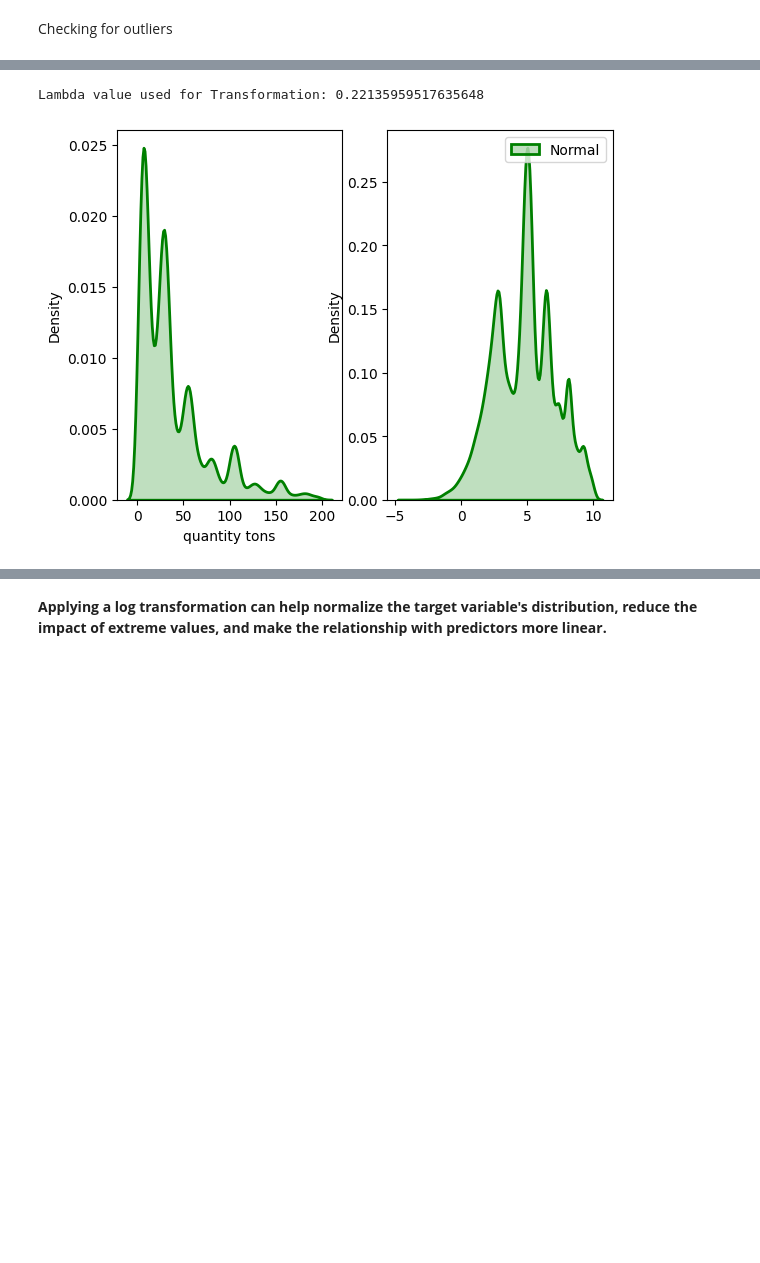
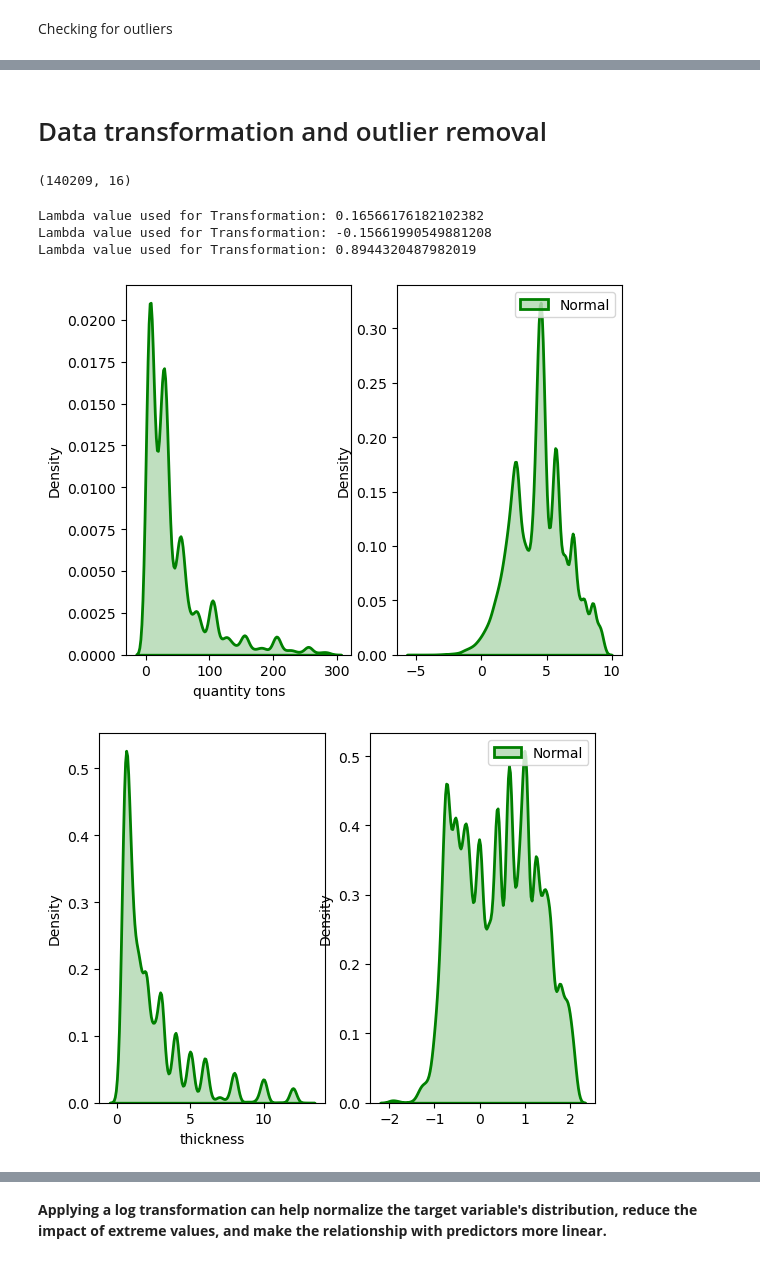
Before and after one commit to ImBharatkumar/Industrial-copper-price-prediction-and-lead-classification, a Jupyter notebook: src/notebook/industrial_cu_model.ipynb, the cells around one changed output, grey strips where cells are left out. Saved outputs shown, nothing was run; the diff lists cells and outputs as text; code cells hidden in the pictures; blank space fills up the shorter version.

```diff
--- a/src/notebook/industrial_cu_model.ipynb
+++ b/src/notebook/industrial_cu_model.ipynb
@@ -333,2 +178,0 @@ final_data=final_data.loc[~(final_data['quantity tons'] <= 0)]
-# %%
-final_data=final_data.loc[~(final_data['quantity tons'] > 200)]
@@ -452,31 +214,58 @@ From above plot we can see that there no much linear relationship between depend
+# %% [markdown]
+# Data transformation and outlier removal
+# %%
+cols=['quantity tons', 'thickness', 'width','selling_price']
+def out_removal(cols):
+    global final_data
+    for col in cols:
+        #IQR
+        Q3=final_data[col].quantile(0.75)
+        Q1=final_data[col].quantile(0.25)
+        IQR=Q3-Q1
+
+        upper_limit=Q3+1.5*IQR
+        lower_limit=Q1-1.5*IQR
+        # Filter out the outliers
+        final_data = final_data.loc[~(final_data[col]>(2*upper_limit)) & (final_data[col]>=0)]
+    return final_data
+
+final_data=out_removal(cols)
+print(final_data.shape)
+# %% [output]
+(140209, 16)
 # %%
-original_data = final_data['quantity tons']
+# Data transformation
+features=['quantity tons', 'thickness', 'width']
+for data in features:
+    original_data = final_data[data]
+    # transform training data & save lambda value
+    fitted_data, fitted_lambda = boxcox(original_data)
 
-# transform training data & save lambda value
-fitted_data, fitted_lambda = boxcox(original_data)
+    # creating axes to draw plots
+    fig, ax = plt.subplots(1, 2)
 
-# creating axes to draw plots
-fig, ax = plt.subplots(1, 2)
+    # plotting the original data(non-normal) and
+    # fitted data (normal)
+    sns.distplot(original_data, hist = False, kde = True,
+                kde_kws = {'shade': True, 'linewidth': 2},
+                label = "Non-Normal", color ="green", ax = ax[0])
 
-# plotting the original data(non-normal) and
-# fitted data (normal)
-sns.distplot(original_data, hist = False, kde = True,
-            kde_kws = {'shade': True, 'linewidth': 2},
-            label = "Non-Normal", color ="green", ax = ax[0])
+    sns.distplot(fitted_data, hist = False, kde = True,
+                kde_kws = {'shade': True, 'linewidth': 2},
+                label = "Normal", color ="green", ax = ax[1])
 
-sns.distplot(fitted_data, hist = False, kde = True,
-            kde_kws = {'shade': True, 'linewidth': 2},
-            label = "Normal", color ="green", ax = ax[1])
+    # adding legends to the subplots
+    plt.legend(loc = "upper right")
 
-# adding legends to the subplots
-plt.legend(loc = "upper right")
+    # # rescaling the subplots
+    # fig.set_figheight(5)
+    # fig.set_figwidth(10)
 
-# # rescaling the subplots
-# fig.set_figheight(5)
-# fig.set_figwidth(10)
-
-print(f"Lambda value used for Transformation: {fitted_lambda}")
-final_data['quantity tons']=pd.DataFrame(fitted_data)
+    print(f"Lambda value used for Transformation: {fitted_lambda}")
+    final_data['quantity tons']=pd.DataFrame(fitted_data)
 # %% [output]
-Lambda value used for Transformation: 0.22135959517635648
+Lambda value used for Transformation: 0.16566176182102382
+Lambda value used for Transformation: -0.15661990549881208
+Lambda value used for Transformation: 0.8944320487982019
-[figure, old version]
+[figure, new version]
+[figure, added]
```
Also changed, not shown: parts of 107 cells of this notebook, 3 other files.
